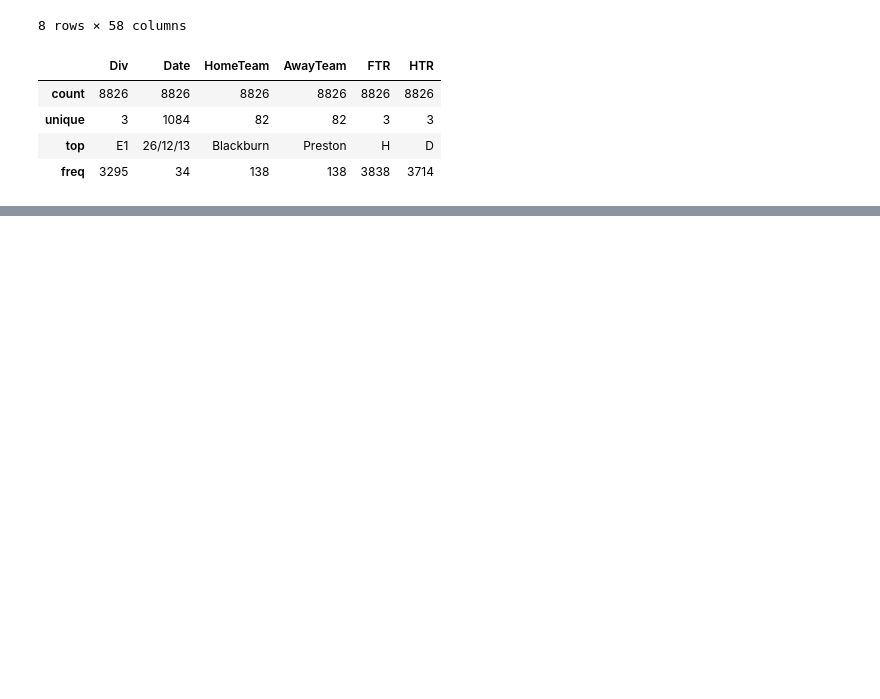
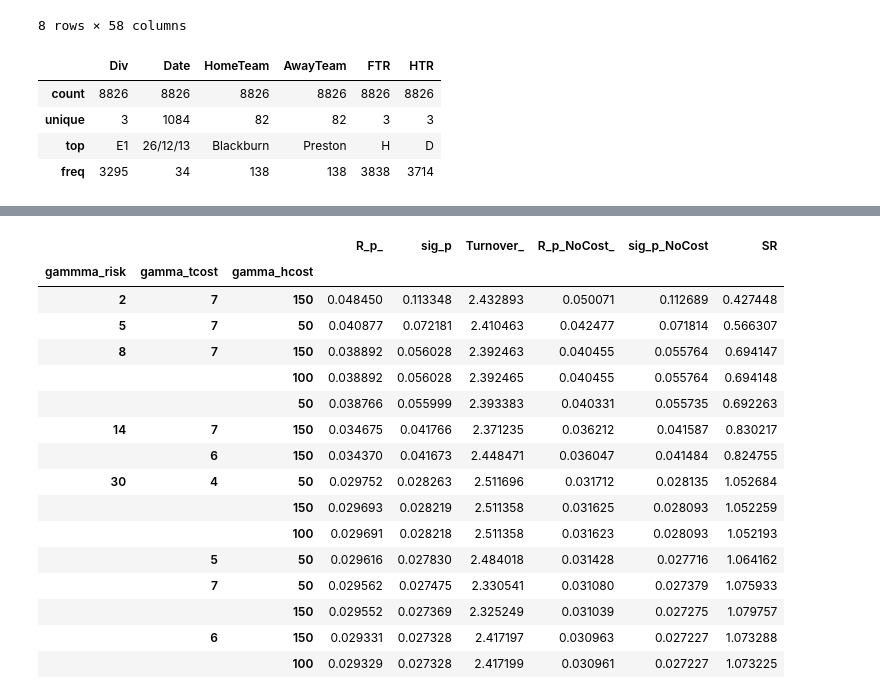
Before and after one commit to AntMarchal/DataScienceInPractice, a Jupyter notebook: Project/code/Project.ipynb, the cells around one changed output, grey strips where cells are left out. Drawn from its saved outputs; the diff is of its cells as text; code cells hidden in the pictures; blank space fills up the shorter version.

```diff
--- a/Project/code/Project.ipynb
+++ b/Project/code/Project.ipynb
@@ -172,0 +225,20 @@ data.describe(include=['O'])
+# %%
+MPO_pareto_df
+# %% [output]
+|  |  |  | R_p_ | sig_p | Turnover_ | R_p_NoCost_ | sig_p_NoCost | SR |
+| gammma_risk | gamma_tcost | gamma_hcost |  |  |  |  |  |  |
+| 2 | 7 | 150 | 0.048450 | 0.113348 | 2.432893 | 0.050071 | 0.112689 | 0.427448 |
+| 5 | 7 | 50 | 0.040877 | 0.072181 | 2.410463 | 0.042477 | 0.071814 | 0.566307 |
+| 8 | 7 | 150 | 0.038892 | 0.056028 | 2.392463 | 0.040455 | 0.055764 | 0.694147 |
+|  |  | 100 | 0.038892 | 0.056028 | 2.392465 | 0.040455 | 0.055764 | 0.694148 |
+|  |  | 50 | 0.038766 | 0.055999 | 2.393383 | 0.040331 | 0.055735 | 0.692263 |
+| 14 | 7 | 150 | 0.034675 | 0.041766 | 2.371235 | 0.036212 | 0.041587 | 0.830217 |
+|  | 6 | 150 | 0.034370 | 0.041673 | 2.448471 | 0.036047 | 0.041484 | 0.824755 |
+| 30 | 4 | 50 | 0.029752 | 0.028263 | 2.511696 | 0.031712 | 0.028135 | 1.052684 |
+|  |  | 150 | 0.029693 | 0.028219 | 2.511358 | 0.031625 | 0.028093 | 1.052259 |
+|  |  | 100 | 0.029691 | 0.028218 | 2.511358 | 0.031623 | 0.028093 | 1.052193 |
+|  | 5 | 50 | 0.029616 | 0.027830 | 2.484018 | 0.031428 | 0.027716 | 1.064162 |
+|  | 7 | 50 | 0.029562 | 0.027475 | 2.330541 | 0.031080 | 0.027379 | 1.075933 |
+|  |  | 150 | 0.029552 | 0.027369 | 2.325249 | 0.031039 | 0.027275 | 1.079757 |
+|  | 6 | 150 | 0.029331 | 0.027328 | 2.417197 | 0.030963 | 0.027227 | 1.073288 |
+|  |  | 100 | 0.029329 | 0.027328 | 2.417199 | 0.030961 | 0.027227 | 1.073225 |
```
Also changed, not shown: parts of 7 cells of this notebook.
